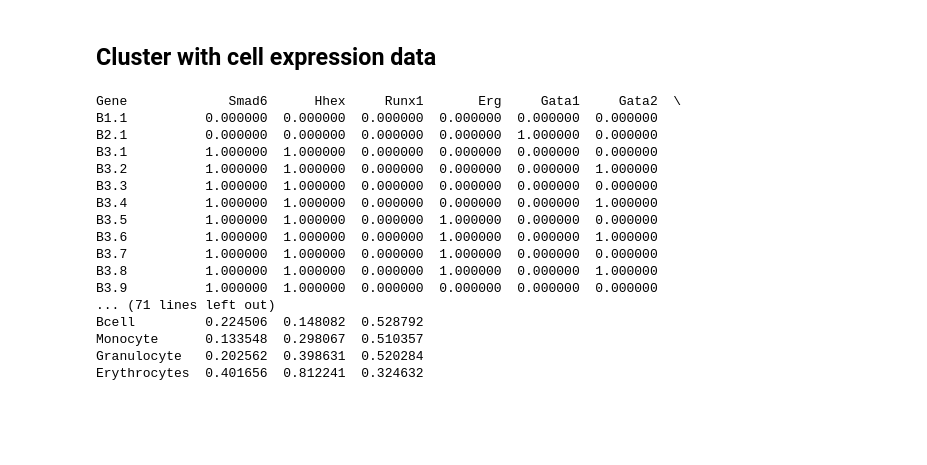
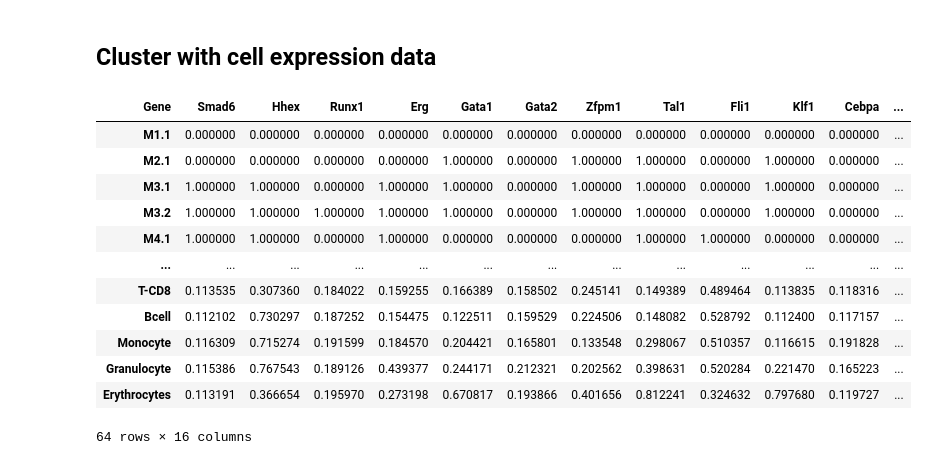
Before and after one commit to IlyaLab/LogicModelMerger, a Jupyter notebook: Evaluating the merged model/Stable states heatmap_asynchronous.ipynb, the cells around one changed output. Cells and saved outputs as stored; diff of their text form; code cells hidden in the pictures; blank space fills up the shorter version.

```diff
--- a/Evaluating the merged model/Stable states heatmap_asynchronous.ipynb
+++ b/Evaluating the merged model/Stable states heatmap_asynchronous.ipynb
@@ -113,27 +119,27 @@ column_order_2 = ['GATA1', 'GATA2', 'ZFPM1', 'TAL1', 'SPI1', 'FLI1','KLF1','CEBP
 column_order_merged = ['SMAD6','HHEX','RUNX1','CBFA2T3','ERG','GATA1','GATA2','ZFPM1', 'TAL1', 'SPI1', 'FLI1', 'KLF1','CEBPA','GFI1','NAB1','EGR2','JUN','EGR1']
 
 # Model1 results
-df1 = pd.read_csv(home + "LogicModelMerger/SimulationResults/attr_" + model1name + ".csv", index_col = 0)
+df1 = pd.read_csv("SimulationResults/attr_" + model1name + ".csv", index_col = 0)
 df1.index = df1.index.str.replace('S', model1name[0]) #using 'A' for all stable states from the first model
 df1 = df1[column_order_1]
 
 # Model2 results
-df2 = pd.read_csv(home + "LogicModelMerger/SimulationResults/attr_" + model2name + ".csv", index_col = 0)
+df2 = pd.read_csv("SimulationResults/attr_" + model2name + ".csv", index_col = 0)
 df2.index = df2.index.str.replace('S', model2name[0]) #using 'B' for all stable states from the second model
 df2 = df2[column_order_2]
 
 # Merged results
-df_and = pd.read_csv(home + "LogicModelMerger/SimulationResults/attr_merged_and_" + model1name + "_" + model2name + '.csv', index_col = 0)
+df_and = pd.read_csv("SimulationResults/attr_merged_and_" + model1name + "_" + model2name + '.csv', index_col = 0)
 df_and.index = df_and.index.str.replace('S', 'M') #using 'M' for all stable states from the merged model
 df_and = df_and[column_order_merged]
 df_and = pd.concat([df_and, df1, df2])
 
-df_inhibitor_wins = pd.read_csv(home + "LogicModelMerger/SimulationResults/attr_merged_inhibitor_wins_" + model1name + "_" + model2name + '.csv', index_col = 0)
+df_inhibitor_wins = pd.read_csv("SimulationResults/attr_merged_inhibitor_wins_" + model1name + "_" + model2name + '.csv', index_col = 0)
 df_inhibitor_wins.index = df_inhibitor_wins.index.str.replace('S', 'M')
 df_inhibitor_wins = df_inhibitor_wins[column_order_merged]
 df_inhibitor_wins = pd.concat([df_inhibitor_wins, df1, df2])
 
-df_or = pd.read_csv(home + "LogicModelMerger/SimulationResults/attr_merged_or_" + model1name + "_" + model2name + '.csv', index_col = 0)
+df_or = pd.read_csv("SimulationResults/attr_merged_or_" + model1name + "_" + model2name + '.csv', index_col = 0)
 df_or.index = df_or.index.str.replace('S', 'M')
 df_or = df_or[column_order_merged]
 df_or = pd.concat([df_or, df1, df2])
@@ -251,54 +259,48 @@ heatmap(df_and)
 ## Cluster with cell expression data
 # %%
 # Load the CSV file
-df_csv = pd.read_csv(home + 'LogicModelMerger/Data/Expression/Chambers2007.csv')
+df_csv = pd.read_csv('Data/Expression/Chambers2007.csv')
 df_csv['Gene'] = df_csv['Gene'].str.upper()
 
 # Group by Gene and calculate the mean for each gene to handle duplicates
 df_csv_grouped = df_csv.groupby('Gene', as_index=False).mean()
 
 dataframes = [df1, df2, df_or, df_and, df_inhibitor_wins]
 merged_dataframes = {}
 
 # Function to merge stable states with df_csv
 def merge_with_csv(existing_df, csv_df, df_name):
     # If the genes are from mouse, capitalize the first letter
     csv_df['Gene'] = [col.capitalize() for col in csv_df['Gene']]
     # Filter the rows to only include genes that are present in the existing DataFrame columns
     filtered_csv = csv_df[csv_df['Gene'].isin(existing_df.columns)]
 
     transposed_df = existing_df.T
     transposed_df.reset_index(inplace=True)
     transposed_df.columns = ['Gene'] + list(transposed_df.columns[1:])
     merged_df = pd.merge(transposed_df, filtered_csv, on='Gene', how='inner')
     final_merged_df = merged_df.set_index('Gene').T
     merged_dataframes[df_name] = final_merged_df
     return final_merged_df
 
 # Merge each of the existing DataFrames with the CSV file
 merge_with_csv(df1, df_csv_grouped, 'df1')
 merge_with_csv(df2, df_csv_grouped, 'df2')
 merge_with_csv(df_or, df_csv_grouped, 'df_or')
 merge_with_csv(df_and, df_csv_grouped, 'df_and')
 merge_with_csv(df_inhibitor_wins, df_csv_grouped, 'df_inhibitor_wins')
-
-print(merged_dataframes['df1'])
 # %% [output]
+| Gene | Smad6 | Hhex | Runx1 | Erg | Gata1 | Gata2 | Zfpm1 | Tal1 | Fli1 | Klf1 | Cebpa | ... |
+| M1.1 | 0.000000 | 0.000000 | 0.000000 | 0.000000 | 0.000000 | 0.000000 | 0.000000 | 0.000000 | 0.000000 | 0.000000 | 0.000000 | ... |
+| M2.1 | 0.000000 | 0.000000 | 0.000000 | 0.000000 | 1.000000 | 0.000000 | 1.000000 | 1.000000 | 0.000000 | 1.000000 | 0.000000 | ... |
+| M3.1 | 1.000000 | 1.000000 | 0.000000 | 1.000000 | 1.000000 | 0.000000 | 1.000000 | 1.000000 | 0.000000 | 1.000000 | 0.000000 | ... |
+| M3.2 | 1.000000 | 1.000000 | 1.000000 | 1.000000 | 1.000000 | 0.000000 | 1.000000 | 1.000000 | 0.000000 | 1.000000 | 0.000000 | ... |
+| M4.1 | 1.000000 | 1.000000 | 0.000000 | 1.000000 | 0.000000 | 0.000000 | 0.000000 | 1.000000 | 1.000000 | 0.000000 | 0.000000 | ... |
+| ... | ... | ... | ... | ... | ... | ... | ... | ... | ... | ... | ... | ... |
+| T-CD8 | 0.113535 | 0.307360 | 0.184022 | 0.159255 | 0.166389 | 0.158502 | 0.245141 | 0.149389 | 0.489464 | 0.113835 | 0.118316 | ... |
+| Bcell | 0.112102 | 0.730297 | 0.187252 | 0.154475 | 0.122511 | 0.159529 | 0.224506 | 0.148082 | 0.528792 | 0.112400 | 0.117157 | ... |
+| Monocyte | 0.116309 | 0.715274 | 0.191599 | 0.184570 | 0.204421 | 0.165801 | 0.133548 | 0.298067 | 0.510357 | 0.116615 | 0.191828 | ... |
+| Granulocyte | 0.115386 | 0.767543 | 0.189126 | 0.439377 | 0.244171 | 0.212321 | 0.202562 | 0.398631 | 0.520284 | 0.221470 | 0.165223 | ... |
+| Erythrocytes | 0.113191 | 0.366654 | 0.195970 | 0.273198 | 0.670817 | 0.193866 | 0.401656 | 0.812241 | 0.324632 | 0.797680 | 0.119727 | ... |
-Gene             Smad6      Hhex     Runx1       Erg     Gata1     Gata2  \
-B1.1          0.000000  0.000000  0.000000  0.000000  0.000000  0.000000
-B2.1          0.000000  0.000000  0.000000  0.000000  1.000000  0.000000
-B3.1          1.000000  1.000000  0.000000  0.000000  0.000000  0.000000
-B3.2          1.000000  1.000000  0.000000  0.000000  0.000000  1.000000
-B3.3          1.000000  1.000000  0.000000  0.000000  0.000000  0.000000
-B3.4          1.000000  1.000000  0.000000  0.000000  0.000000  1.000000
-B3.5          1.000000  1.000000  0.000000  1.000000  0.000000  0.000000
-B3.6          1.000000  1.000000  0.000000  1.000000  0.000000  1.000000
-B3.7          1.000000  1.000000  0.000000  1.000000  0.000000  0.000000
-B3.8          1.000000  1.000000  0.000000  1.000000  0.000000  1.000000
-B3.9          1.000000  1.000000  0.000000  0.000000  0.000000  0.000000
-... (71 lines left out)
-Bcell         0.224506  0.148082  0.528792
-Monocyte      0.133548  0.298067  0.510357
-Granulocyte   0.202562  0.398631  0.520284
-Erythrocytes  0.401656  0.812241  0.324632
+64 rows × 16 columns
 # %%
```
Also changed, not shown: parts of 9 cells of this notebook, 22 other files.
